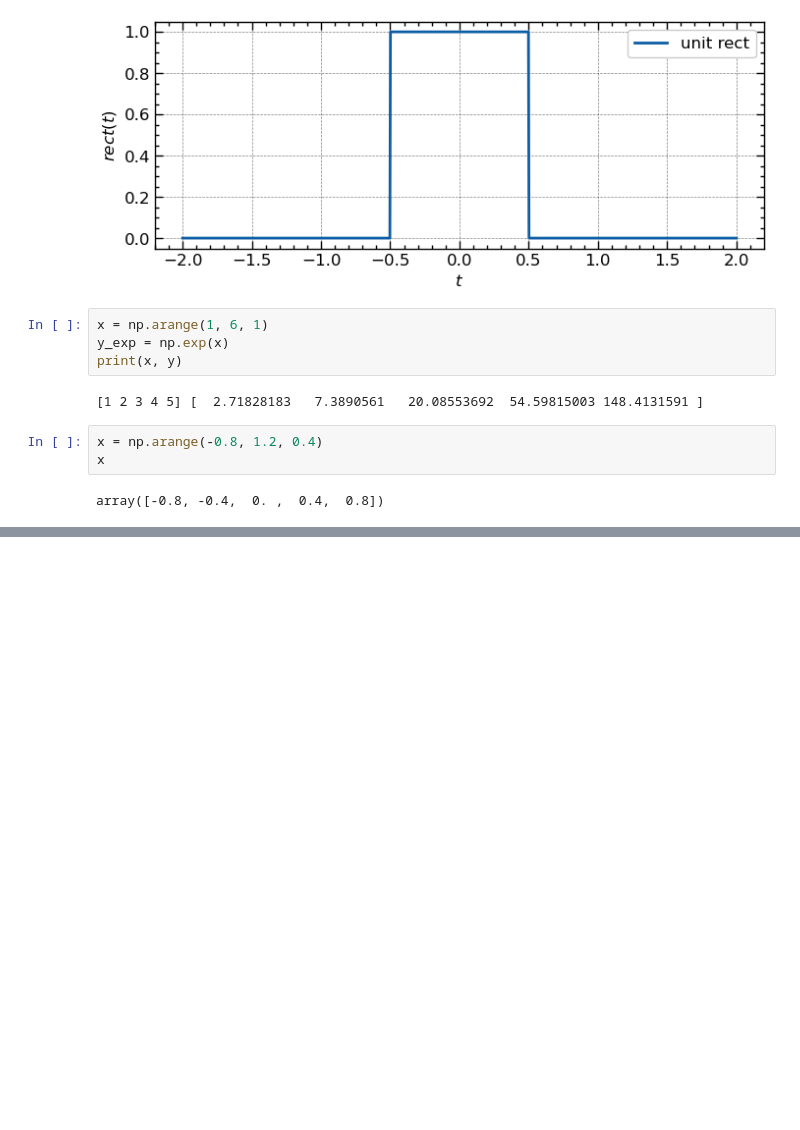
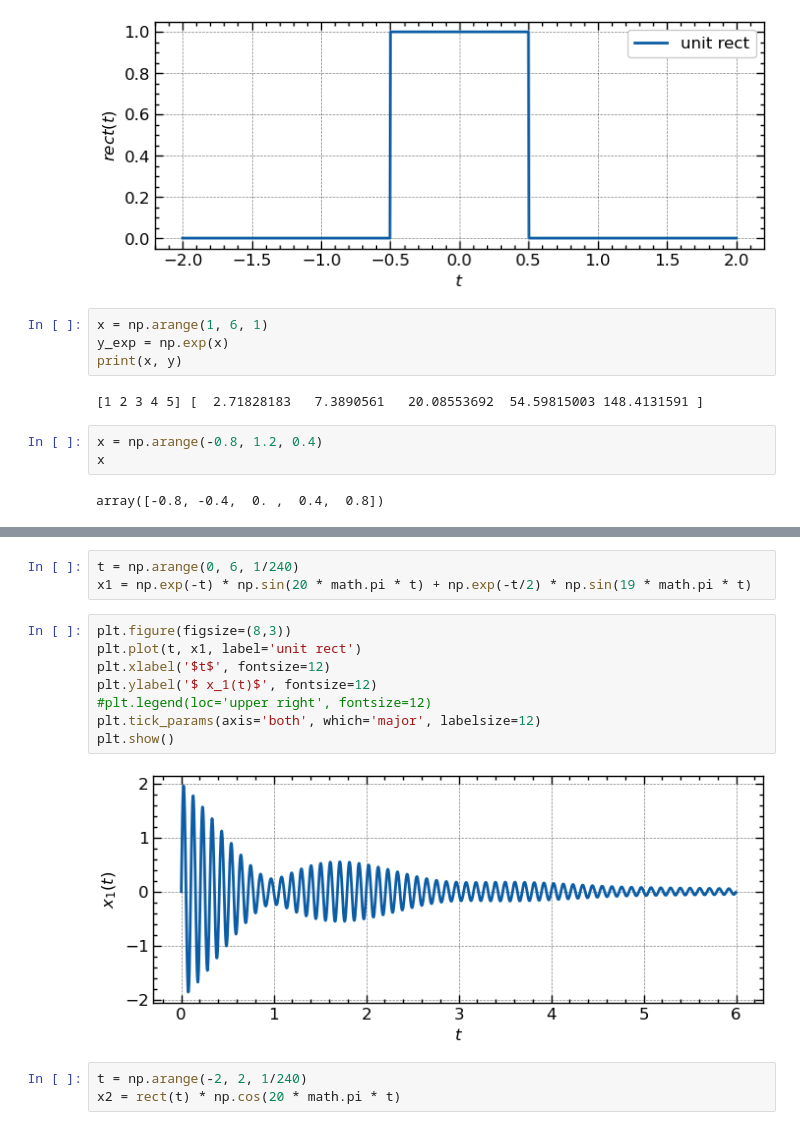
Before and after one commit to mshong/signals_systems, a Jupyter notebook: chap2_continuous signals.ipynb, the cells around one changed output, grey strips where cells are left out. Cells and saved outputs as stored; diff of their text form; blank space fills up the shorter version.

```diff
--- a/chap2_continuous signals.ipynb
+++ b/chap2_continuous signals.ipynb
@@ -93,0 +98,16 @@ array([-0.8, -0.4,  0. ,  0.4,  0.8])
+# %%
+t = np.arange(0, 6, 1/240)
+x1 = np.exp(-t) * np.sin(20 * math.pi * t) + np.exp(-t/2) * np.sin(19 * math.pi * t)
+# %%
+plt.figure(figsize=(8,3))
+plt.plot(t, x1, label='unit rect')
+plt.xlabel('$t$', fontsize=12)
+plt.ylabel('$ x_1(t)$', fontsize=12)
+#plt.legend(loc='upper right', fontsize=12)
+plt.tick_params(axis='both', which='major', labelsize=12)
+plt.show()
+# %% [output]
+[figure, added]
+# %%
+t = np.arange(-2, 2, 1/240)
+x2 = rect(t) * np.cos(20 * math.pi * t)
```
Also changed, not shown: parts of 3 cells of this notebook, 2 other files.
